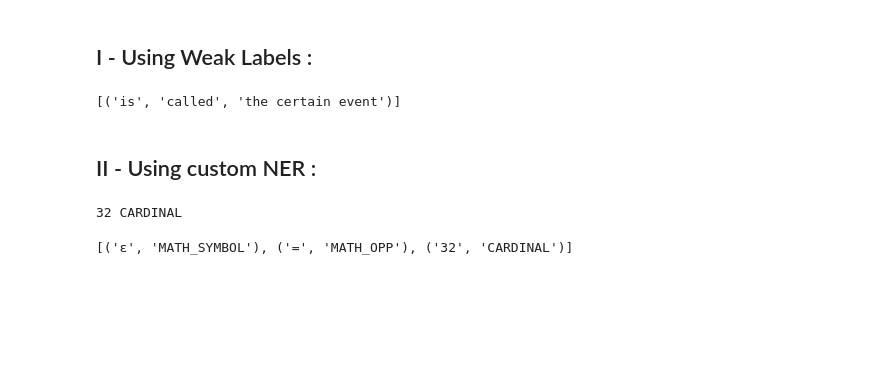
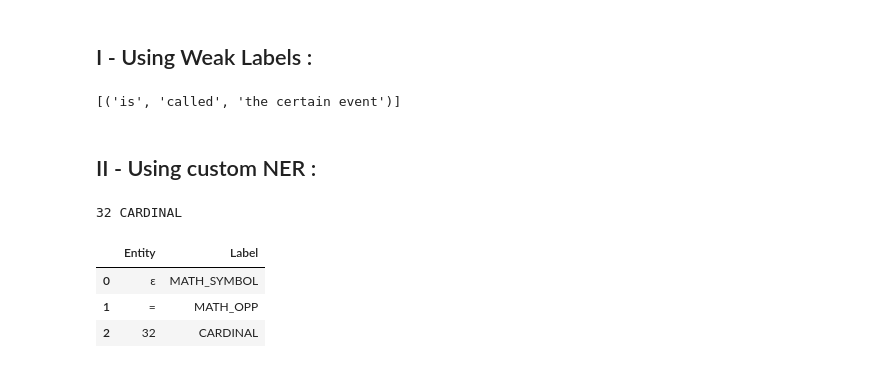
Before and after one commit to taissirboukrouba/Structured-Information-Retrieval-with-LLMs, a Jupyter notebook: notebooks/feature_extraction.ipynb, the cells around one changed output. Drawn from its saved outputs; the diff is of its cells as text; code cells hidden in the pictures; blank space fills up the shorter version.

```diff
--- a/notebooks/feature_extraction.ipynb
+++ b/notebooks/feature_extraction.ipynb
@@ -134,18 +134,21 @@ def parsing_math_entities(doc):
 # %%
 # Example text
 text = "The value of epsilon is known as ε = 32 "
 
 # Loading the spaCy model
 nlp = spacy.load('en_core_web_sm')
 
 # Adding the custom NER component to the pipeline
 nlp.add_pipe("parsing_math_entities")
 
 # Process the text with the updated pipeline
 doc = nlp(text)
 
 entities = [(ent.text, ent.label_) for ent in doc.ents]
-
-print(entities)
+df = pd.DataFrame(entities, columns=['Entity', 'Label'])
+df
 # %% [output]
-[('ε', 'MATH_SYMBOL'), ('=', 'MATH_OPP'), ('32', 'CARDINAL')]
+|  | Entity | Label |
+| 0 | ε | MATH_SYMBOL |
+| 1 | = | MATH_OPP |
+| 2 | 32 | CARDINAL |
```
Also changed, not shown: parts of 2 cells of this notebook.
